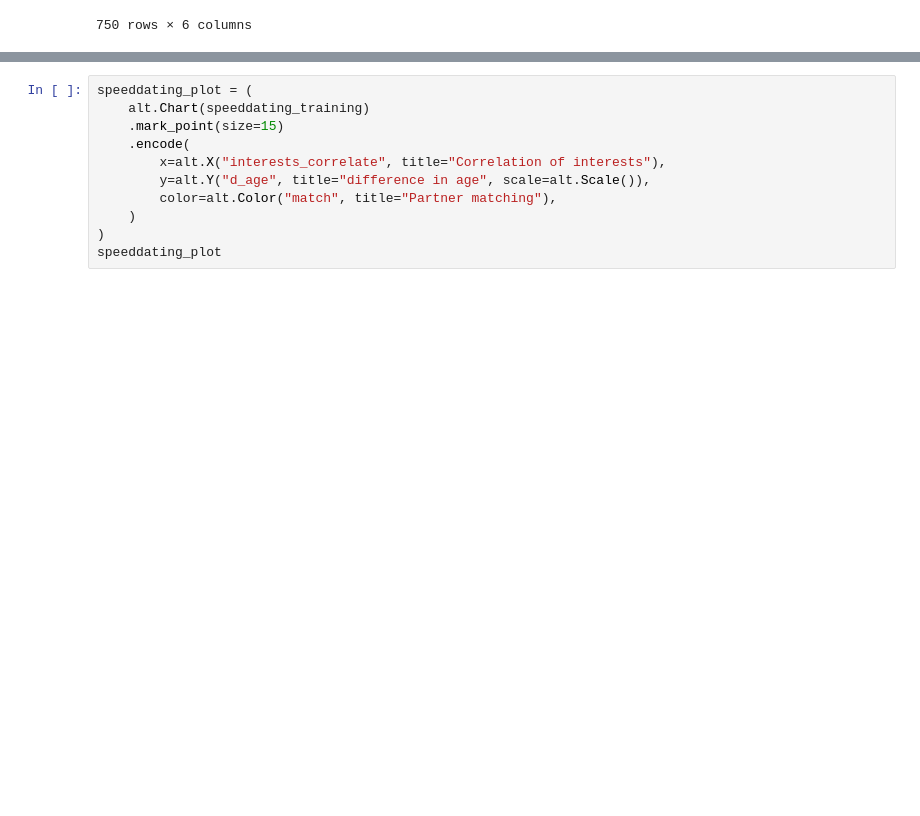
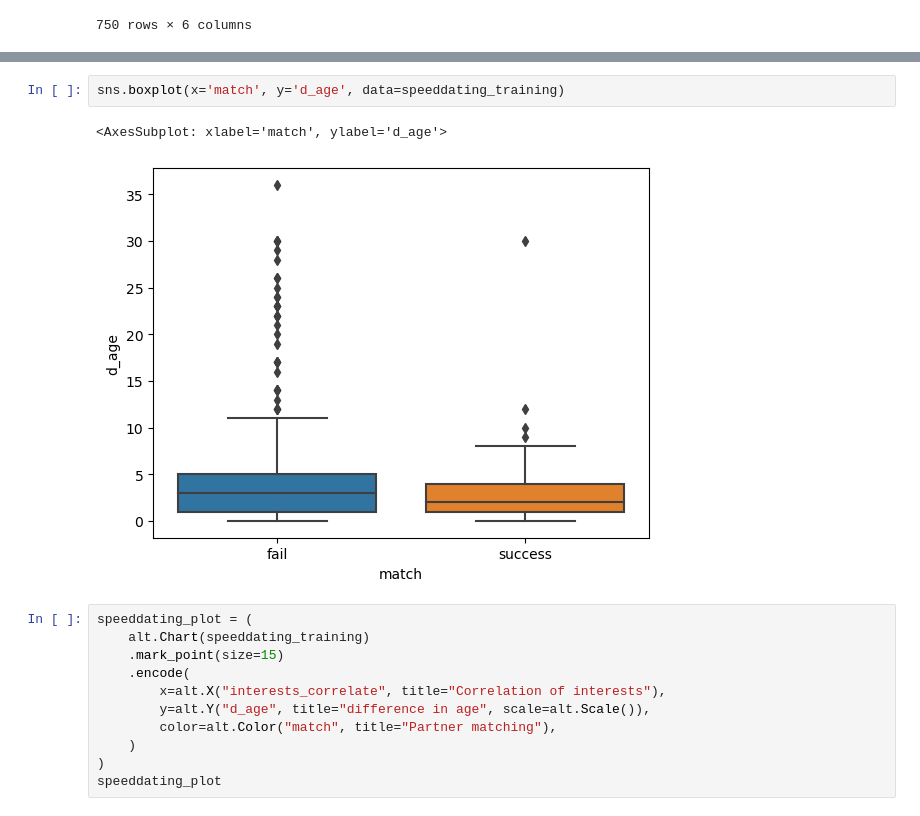
Before and after one commit to mkimur02/final_project_dsci100, a Jupyter notebook: Untitled.ipynb, the cells around one changed output, grey strips where cells are left out. Cells and saved outputs as stored; diff of their text form; blank space fills up the shorter version.

```diff
--- a/Untitled.ipynb
+++ b/Untitled.ipynb
@@ -131,3 +136,8 @@ plot.show()
+# %%
+sns.boxplot(x='match', y='d_age', data=speeddating_training)
+# %% [output]
+<AxesSubplot: xlabel='match', ylabel='d_age'>
+[figure, added]
 # %%
 speeddating_plot = (
     alt.Chart(speeddating_training)
```
Also changed, not shown: parts of 2 cells of this notebook.
